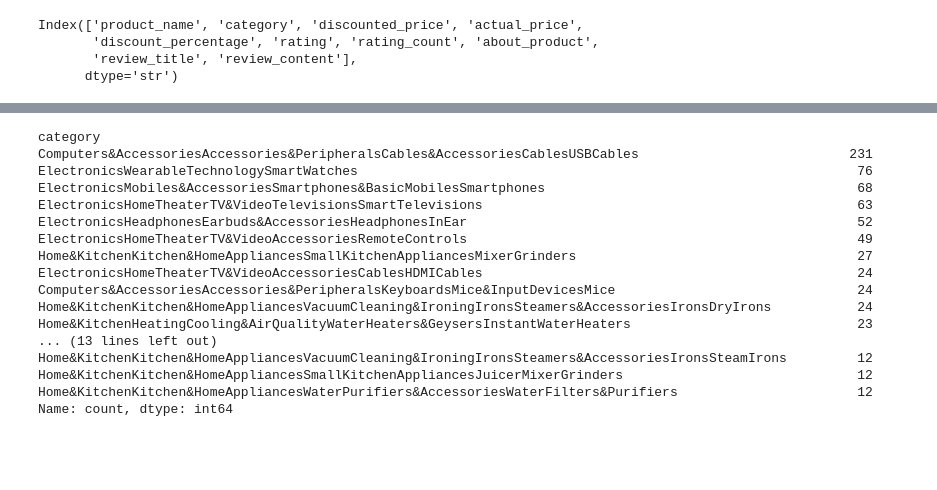
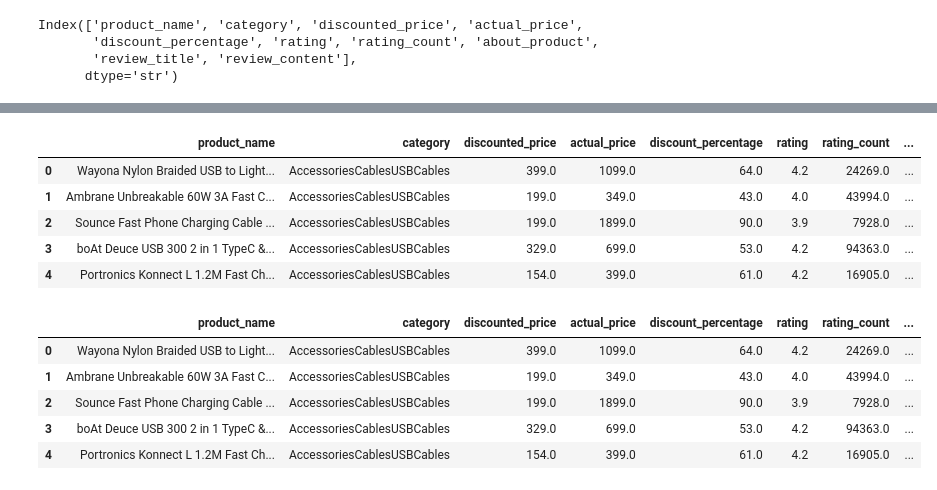
Before and after one commit to shubh229177/Amazon-Sales-Analysis, a Jupyter notebook: main.ipynb, the cells around one changed output, grey strips where cells are left out. Cells and saved outputs as stored; diff of their text form; code cells hidden in the pictures; blank space fills up the shorter version.

```diff
--- a/main.ipynb
+++ b/main.ipynb
@@ -114,22 +117,12 @@ data.head()
 | 3 | boAt Deuce USB 300 2 in 1 TypeC &... | Computers&AccessoriesAccessories&... | 329.0 | 699.0 | 53.0 | 4.2 | 94363.0 | ... |
 | 4 | Portronics Konnect L 1.2M Fast Ch... | Computers&AccessoriesAccessories&... | 154.0 | 399.0 | 61.0 | 4.2 | 16905.0 | ... |
 # %%
+data['category'] = data['category'].apply(lambda x: x.split('&')[-1])
 data['category'].value_counts().head(27)
 # %% [output]
-category
-Computers&AccessoriesAccessories&PeripheralsCables&AccessoriesCablesUSBCables                           231
-ElectronicsWearableTechnologySmartWatches                                                                76
-ElectronicsMobiles&AccessoriesSmartphones&BasicMobilesSmartphones                                        68
-ElectronicsHomeTheaterTV&VideoTelevisionsSmartTelevisions                                                63
-ElectronicsHeadphonesEarbuds&AccessoriesHeadphonesInEar                                                  52
-ElectronicsHomeTheaterTV&VideoAccessoriesRemoteControls                                                  49
-Home&KitchenKitchen&HomeAppliancesSmallKitchenAppliancesMixerGrinders                                    27
-ElectronicsHomeTheaterTV&VideoAccessoriesCablesHDMICables                                                24
-Computers&AccessoriesAccessories&PeripheralsKeyboardsMice&InputDevicesMice                               24
-Home&KitchenKitchen&HomeAppliancesVacuumCleaning&IroningIronsSteamers&AccessoriesIronsDryIrons           24
-Home&KitchenHeatingCooling&AirQualityWaterHeaters&GeysersInstantWaterHeaters                             23
-... (13 lines left out)
-Home&KitchenKitchen&HomeAppliancesVacuumCleaning&IroningIronsSteamers&AccessoriesIronsSteamIrons         12
-Home&KitchenKitchen&HomeAppliancesSmallKitchenAppliancesJuicerMixerGrinders                              12
-Home&KitchenKitchen&HomeAppliancesWaterPurifiers&AccessoriesWaterFilters&Purifiers                       12
-Name: count, dtype: int64
+|  | product_name | category | discounted_price | actual_price | discount_percentage | rating | rating_count | ... |
+| 0 | Wayona Nylon Braided USB to Light... | AccessoriesCablesUSBCables | 399.0 | 1099.0 | 64.0 | 4.2 | 24269.0 | ... |
+| 1 | Ambrane Unbreakable 60W 3A Fast C... | AccessoriesCablesUSBCables | 199.0 | 349.0 | 43.0 | 4.0 | 43994.0 | ... |
+| 2 | Sounce Fast Phone Charging Cable ... | AccessoriesCablesUSBCables | 199.0 | 1899.0 | 90.0 | 3.9 | 7928.0 | ... |
+| 3 | boAt Deuce USB 300 2 in 1 TypeC &... | AccessoriesCablesUSBCables | 329.0 | 699.0 | 53.0 | 4.2 | 94363.0 | ... |
+| 4 | Portronics Konnect L 1.2M Fast Ch... | AccessoriesCablesUSBCables | 154.0 | 399.0 | 61.0 | 4.2 | 16905.0 | ... |
@@ -135,0 +135,9 @@ Name: count, dtype: int64
+# %%
+data.head()
+# %% [output]
+|  | product_name | category | discounted_price | actual_price | discount_percentage | rating | rating_count | ... |
+| 0 | Wayona Nylon Braided USB to Light... | AccessoriesCablesUSBCables | 399.0 | 1099.0 | 64.0 | 4.2 | 24269.0 | ... |
+| 1 | Ambrane Unbreakable 60W 3A Fast C... | AccessoriesCablesUSBCables | 199.0 | 349.0 | 43.0 | 4.0 | 43994.0 | ... |
+| 2 | Sounce Fast Phone Charging Cable ... | AccessoriesCablesUSBCables | 199.0 | 1899.0 | 90.0 | 3.9 | 7928.0 | ... |
+| 3 | boAt Deuce USB 300 2 in 1 TypeC &... | AccessoriesCablesUSBCables | 329.0 | 699.0 | 53.0 | 4.2 | 94363.0 | ... |
+| 4 | Portronics Konnect L 1.2M Fast Ch... | AccessoriesCablesUSBCables | 154.0 | 399.0 | 61.0 | 4.2 | 16905.0 | ... |
```
Also changed, not shown: parts of 8 cells of this notebook, 1 other file.
